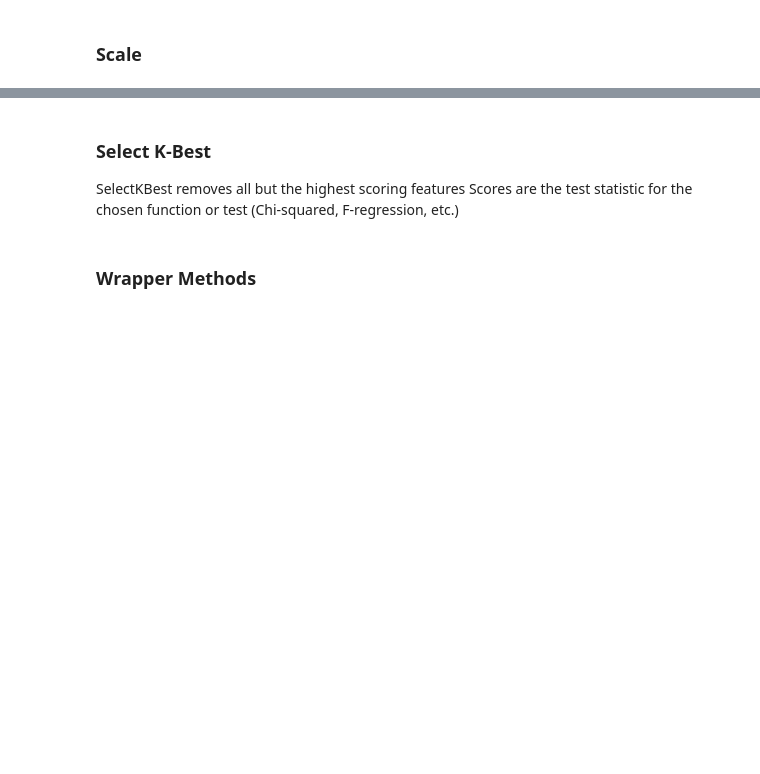
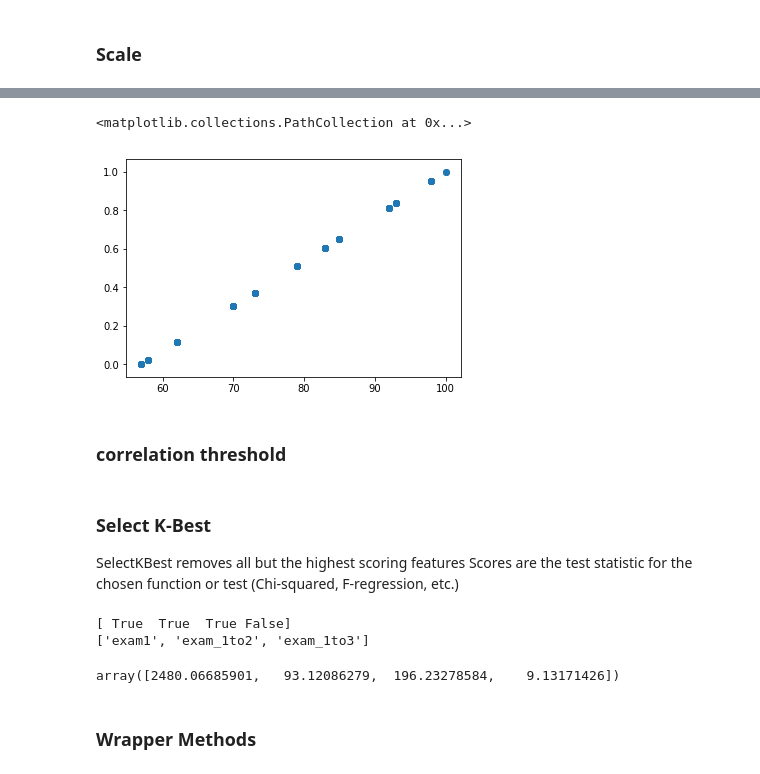
Before and after one commit to CodeupClassroom/bayes-methodologies-exercises, a Jupyter notebook: regression-day4.ipynb, the cells around one changed output, grey strips where cells are left out. Saved outputs shown, nothing was run; the diff lists cells and outputs as text; code cells hidden in the pictures; blank space fills up the shorter version.

```diff
--- a/regression-day4.ipynb
+++ b/regression-day4.ipynb
@@ -39,2 +81,8 @@ warnings.filterwarnings('ignore')
 # %% [markdown]
 ### Construct new features
+# %%
+df['exam_1to2'] = df['exam1'] - df['exam2']
+df['exam_1to3'] = df['exam1'] - df['exam3']
+df['exam_2to3'] = df['exam2'] - df['exam3']
+
+df.drop(columns=['student_id', 'exam2', 'exam3'], inplace=True)
@@ -41,2 +103,5 @@ warnings.filterwarnings('ignore')
+# %%
+# split into train and test
+train, test = split_scale.split_my_data(df)
 # %% [markdown]
 ### Scale
@@ -46,0 +117,4 @@ recursively remove attributes to meet the number of required features and then b
+# %%
+from sklearn.preprocessing import MinMaxScaler
+scaler = MinMaxScaler(copy=True, feature_range=(0,1)).fit(train)
+scaled = pd.DataFrame(scaler.transform(train), columns=train.columns.values).set_index([train.index.values])
@@ -47,6 +133,29 @@ recursively remove attributes to meet the number of required features and then b
+# %%
+plt.scatter(train.exam1, scaled.exam1)
+# %% [output]
+<matplotlib.collections.PathCollection at 0x...>
+[figure, added]
+# %% [markdown]
+### correlation threshold
 # %% [markdown]
 ### Select K-Best
 SelectKBest removes all but the highest scoring features
 Scores are the test statistic for the chosen function or test (Chi-squared, F-regression, etc.)
+# %%
+from sklearn.feature_selection import SelectKBest, f_regression
+X_train = scaled.drop(columns=['final_grade'])
+y_train = scaled[['final_grade']]
+
+f_selector = SelectKBest(f_regression, k=3).fit(X_train, y_train)
+
+f_support = f_selector.get_support()
+print(f_support)
+print(X_train.loc[:,f_support].columns.tolist())
+
+f_selector.scores_
+# %% [output]
+[ True  True  True False]
+['exam1', 'exam_1to2', 'exam_1to3']
+array([2480.06685901,   93.12086279,  196.23278584,    9.13171426])
 # %% [markdown]
 ### Wrapper Methods
```
Also changed, not shown: parts of 15 cells of this notebook.
